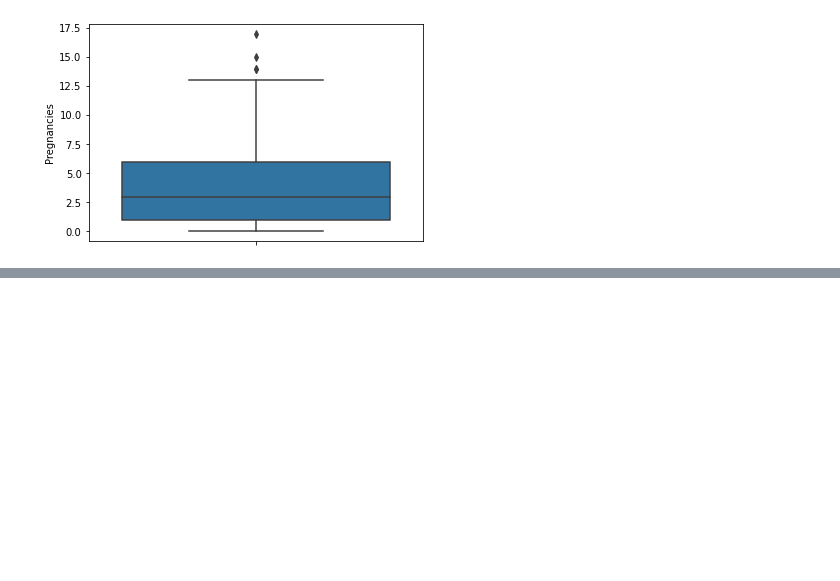
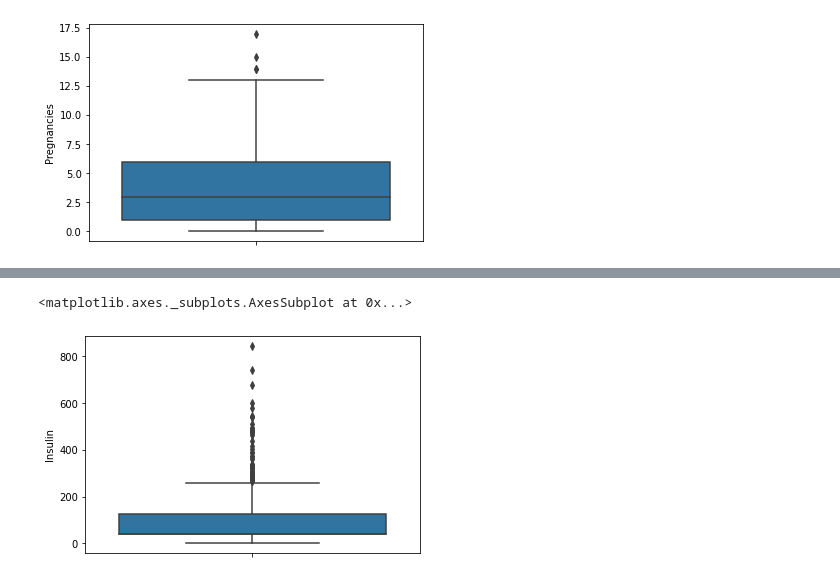
Before and after one commit to w1767/w1767, a Jupyter notebook: Machine_Learn_methods_enseble.ipynb, the cells around one changed output, grey strips where cells are left out. Saved outputs shown, nothing was run; the diff lists cells and outputs as text; code cells hidden in the pictures; blank space fills up the shorter version.

```diff
--- a/Machine_Learn_methods_enseble.ipynb
+++ b/Machine_Learn_methods_enseble.ipynb
@@ -207,0 +223,5 @@ sns.boxplot(y='Pregnancies', data=df, showfliers = True)
+# %%
+sns.boxplot(y='Insulin', data=df)
+# %% [output]
+<matplotlib.axes._subplots.AxesSubplot at 0x...>
+[figure, added]
```
Also changed, not shown: parts of 115 cells of this notebook.
